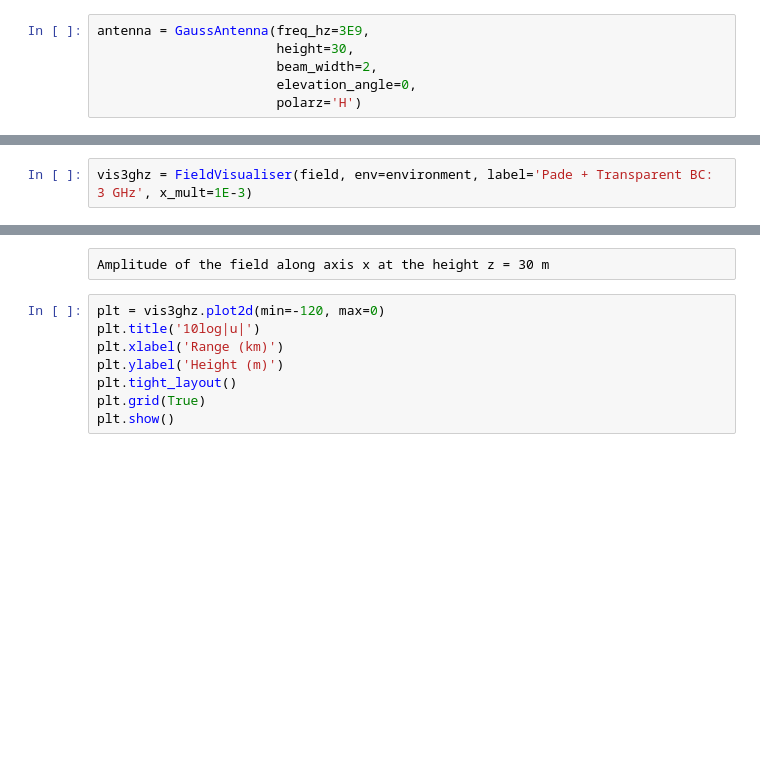
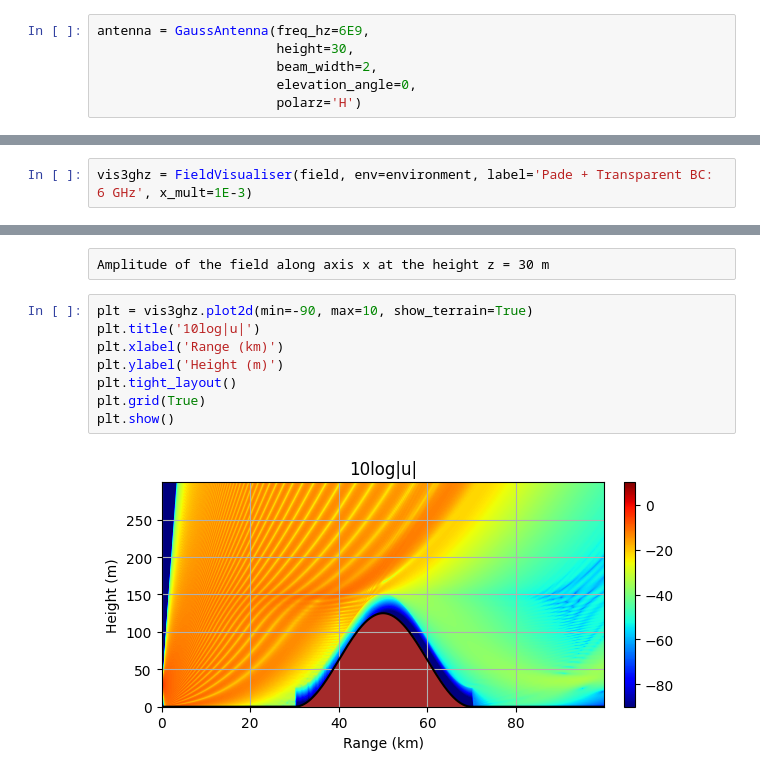
Before and after one commit to mikelytaev/wave-propagation, a Jupyter notebook: docs/source/notebooks/irregular_terrain.ipynb, the cells around one changed output, grey strips where cells are left out. Saved outputs shown, nothing was run; the diff lists cells and outputs as text; blank space fills up the shorter version.

```diff
--- a/docs/source/notebooks/irregular_terrain.ipynb
+++ b/docs/source/notebooks/irregular_terrain.ipynb
@@ -65,7 +71,7 @@ plt.show()
 # %% [raw]
 ## 3 GHz propagation
 # %%
-antenna = GaussAntenna(freq_hz=3E9,
+antenna = GaussAntenna(freq_hz=6E9,
                        height=30,
                        beam_width=2,
                        elevation_angle=0,
@@ -73,7 +79,7 @@ antenna = GaussAntenna(freq_hz=3E9,
 # %%
 field = rwp_ss_pade(antenna=antenna, env=environment, params=params)
 # %%
-vis3ghz = FieldVisualiser(field, env=environment, label='Pade + Transparent BC: 3 GHz', x_mult=1E-3)
+vis3ghz = FieldVisualiser(field, env=environment, label='Pade + Transparent BC: 6 GHz', x_mult=1E-3)
 # %%
 plt = vis3ghz.plot_hor(30, vis300mhz)
 plt.xlabel('Range (km)')
@@ -84,10 +93,12 @@ plt.show()
 # %% [raw]
 Amplitude of the field along axis x at the height z = 30 m
 # %%
-plt = vis3ghz.plot2d(min=-120, max=0)
+plt = vis3ghz.plot2d(min=-90, max=10, show_terrain=True)
 plt.title('10log|u|')
 plt.xlabel('Range (km)')
 plt.ylabel('Height (m)')
 plt.tight_layout()
 plt.grid(True)
 plt.show()
+# %% [output]
+[figure, added]
```
Also changed, not shown: parts of 4 cells of this notebook, 1 other file.
